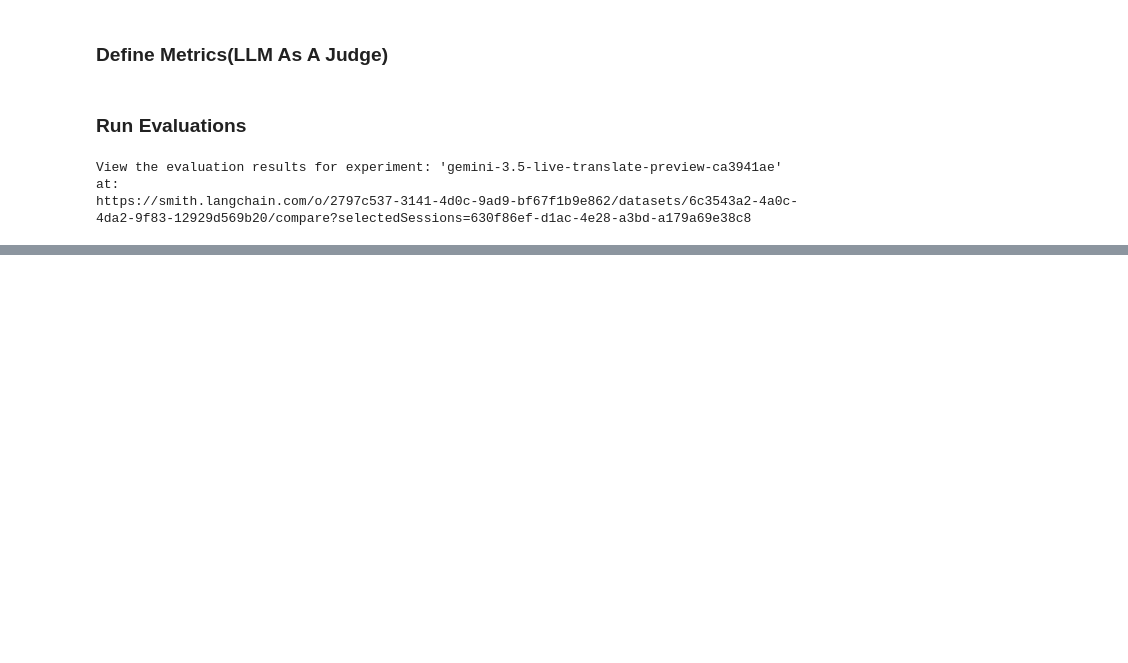
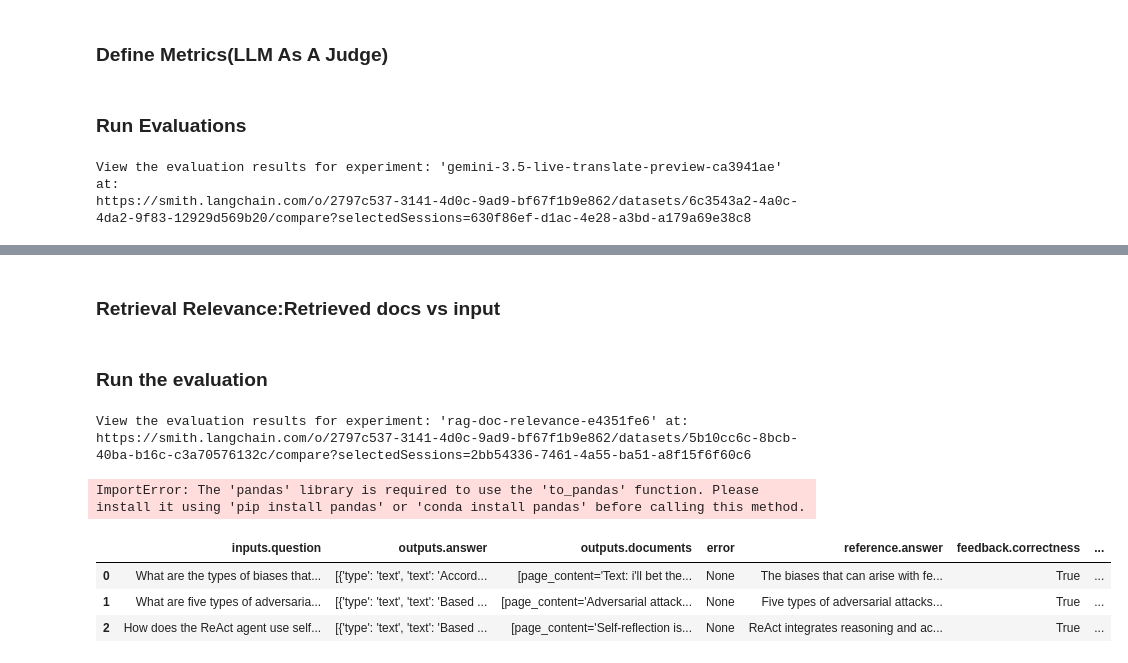
Before and after one commit to saurabhkumar731/RAG, a Jupyter notebook: 1-rag-evaluation.ipynb, the cells around one changed output, grey strips where cells are left out. Saved outputs shown, nothing was run; the diff lists cells and outputs as text; code cells hidden in the pictures; blank space fills up the shorter version.

Commit message:
evaluation done

```diff
--- a/1-rag-evaluation.ipynb
+++ b/1-rag-evaluation.ipynb
@@ -138,0 +196,23 @@ https://smith.langchain.com/o/2797c537-3141-4d0c-9ad9-bf67f1b9e862/datasets/6c35
+# %%
+from langsmith import traceable
+
+## Add decorator
+@traceable()
+def rag_bot(question:str)->dict:
+    ## Relevant context
+    docs=retriever.invoke(question)
+    docs_string = " ".join(doc.page_content for doc in docs)
+
+    instructions = f"""You are a helpful assistant who is good at analyzing source information and answering questions.       Use the following source documents to answer the user's questions.       If you don't know the answer, just say that you don't know.       Use three sentences maximum and keep the answer concise.
+
+Documents:
+{docs_string}"""
+
+    ## llm invoke
+
+    ai_msg=llm.invoke([
+         {"role": "system", "content": instructions},
+        {"role": "user", "content": question},
+
+    ])
+    return {"answer":ai_msg.content,"documents":docs}
@@ -138,0 +395,2 @@ https://smith.langchain.com/o/2797c537-3141-4d0c-9ad9-bf67f1b9e862/datasets/6c35
+# %% [markdown]
+### Retrieval Relevance:Retrieved docs vs input
@@ -138,0 +435,29 @@ https://smith.langchain.com/o/2797c537-3141-4d0c-9ad9-bf67f1b9e862/datasets/6c35
+# %% [markdown]
+### Run the evaluation
+# %%
+def target(inputs: dict) -> dict:
+    return rag_bot(inputs["question"])
+
+dataset_name="RAG Test Evaluation"
+
+experiment_results = client.evaluate(
+    target,
+    data=dataset_name,
+    evaluators=[correctness, groundedness, relevance, retrieval_relevance],
+    experiment_prefix="rag-doc-relevance",
+    metadata={"version": "LCEL context, gpt-4-0125-preview"},
+)
+# Explore results locally as a dataframe if you have pandas installed
+experiment_results.to_pandas()
+# %% [output]
+View the evaluation results for experiment: 'rag-doc-relevance-e4351fe6' at:
+https://smith.langchain.com/o/2797c537-3141-4d0c-9ad9-bf67f1b9e862/datasets/5b10cc6c-8bcb-40ba-b16c-c3a70576132c/compare?selectedSessions=2bb54336-7461-4a55-ba51-a8f15f6f60c6
+ImportError: The 'pandas' library is required to use the 'to_pandas' function. Please install it using 'pip install pandas' or 'conda install pandas' before calling this method.
+# %%
+import pandas as pd
+experiment_results.to_pandas()
+# %% [output]
+|  | inputs.question | outputs.answer | outputs.documents | error | reference.answer | feedback.correctness | ... |
+| 0 | What are the types of biases that... | [{'type': 'text', 'text': 'Accord... | [page_content='Text: i'll bet the... | None | The biases that can arise with fe... | True | ... |
+| 1 | What are five types of adversaria... | [{'type': 'text', 'text': 'Based ... | [page_content='Adversarial attack... | None | Five types of adversarial attacks... | True | ... |
+| 2 | How does the ReAct agent use self... | [{'type': 'text', 'text': 'Based ... | [page_content='Self-reflection is... | None | ReAct integrates reasoning and ac... | True | ... |
```
Also changed, not shown: parts of 15 cells of this notebook, 4 other files.
